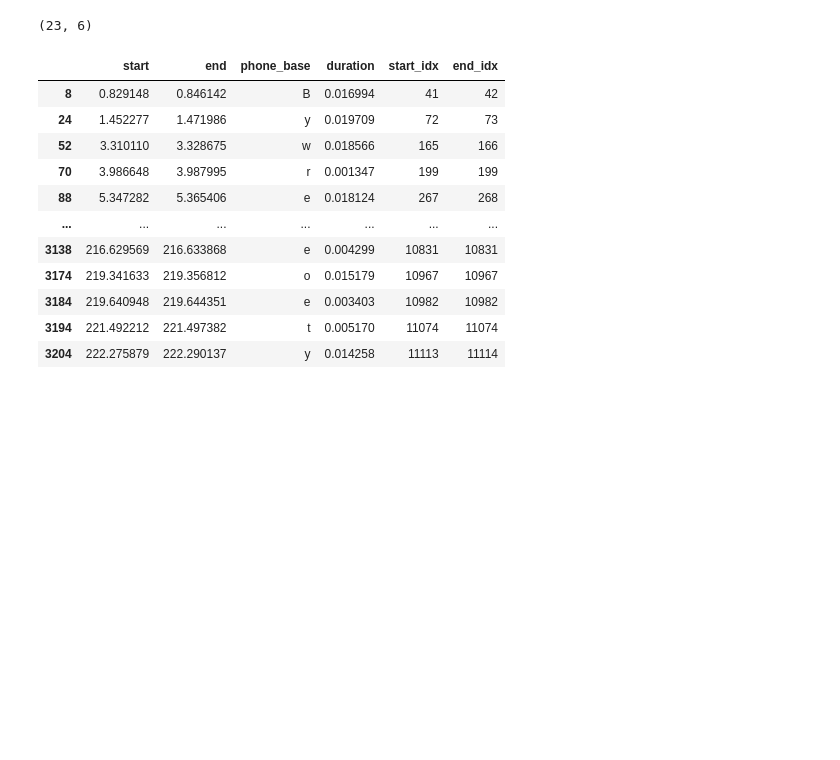
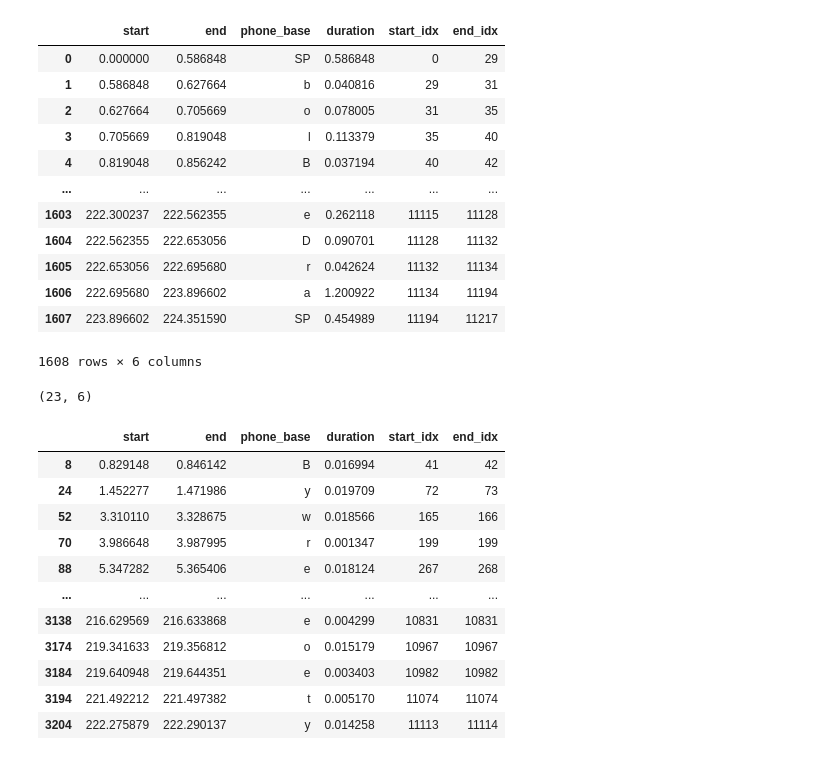
Before and after one commit to BSCCNS/Applio_LS, a Jupyter notebook: develop_nb/transitions.ipynb, the cells around one changed output. Saved outputs shown, nothing was run; the diff lists cells and outputs as text; code cells hidden in the pictures; blank space fills up the shorter version.

```diff
--- a/develop_nb/transitions.ipynb
+++ b/develop_nb/transitions.ipynb
@@ -18,6 +18,22 @@ df_algn = u.df_alignments_from_lab_file(lab_file, add_transitions=False)
 df_algn_tr = u.df_alignments_from_lab_file(lab_file,
                                            add_transitions=True,
                                            pad_seconds=0.0101)
+# %%
+df_algn
+# %% [output]
+|  | start | end | phone_base | duration | start_idx | end_idx |
+| 0 | 0.000000 | 0.586848 | SP | 0.586848 | 0 | 29 |
+| 1 | 0.586848 | 0.627664 | b | 0.040816 | 29 | 31 |
+| 2 | 0.627664 | 0.705669 | o | 0.078005 | 31 | 35 |
+| 3 | 0.705669 | 0.819048 | l | 0.113379 | 35 | 40 |
+| 4 | 0.819048 | 0.856242 | B | 0.037194 | 40 | 42 |
+| ... | ... | ... | ... | ... | ... | ... |
+| 1603 | 222.300237 | 222.562355 | e | 0.262118 | 11115 | 11128 |
+| 1604 | 222.562355 | 222.653056 | D | 0.090701 | 11128 | 11132 |
+| 1605 | 222.653056 | 222.695680 | r | 0.042624 | 11132 | 11134 |
+| 1606 | 222.695680 | 223.896602 | a | 1.200922 | 11134 | 11194 |
+| 1607 | 223.896602 | 224.351590 | SP | 0.454989 | 11194 | 11217 |
+1608 rows × 6 columns
 # %%
 root = '/Users/tomasandrade/Documents/BSC/ICHOIR/study_phonemes_contentvec/data/songs'
 feat_paths = glob.glob(f'{root}/feat/*.csv')
```
